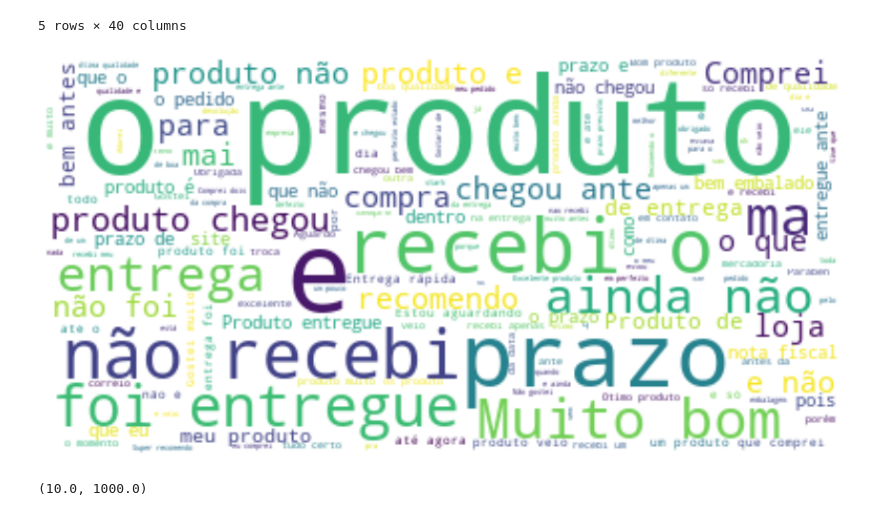
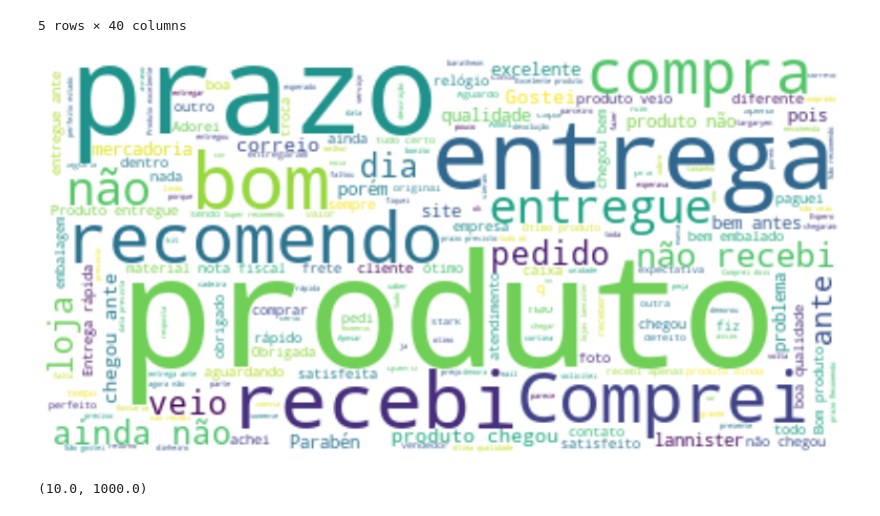
Before and after one commit to skillox1/PADSW06MDCD, a Jupyter notebook: Projeto_integrador.ipynb, the cells around one changed output. Saved outputs shown, nothing was run; the diff lists cells and outputs as text; code cells hidden in the pictures.

```diff
--- a/Projeto_integrador.ipynb
+++ b/Projeto_integrador.ipynb
@@ -479,14 +484,17 @@ to_cloud = to_cloud.dropna(subset=['review_comment_message'])
 to_cloud = to_cloud[to_cloud['review_comment_message'] != 'nan']
 # %%
 text = " ".join(to_cloud['review_comment_message'])
-stopwords = set(STOPWORDS)
+stopwords = nltk.corpus.stopwords.words('portuguese')
+stopwords.remove("não")
+set(STOPWORDS)
 wordcloud = WordCloud(stopwords=stopwords, background_color="white").generate(text)
 plt.figure( figsize=(15,10))
 plt.imshow(wordcloud, interpolation='bilinear')
 plt.axis("off")
 plt.show()
+#set(STOPWORDS)
 # %% [output]
-[figure, old version]
+[figure, new version]
 # %%
 q = df6.quantile([0.00, 0.25, 0.50, 0.75, 1.00])
 
```
Also changed, not shown: parts of 11 cells of this notebook.
